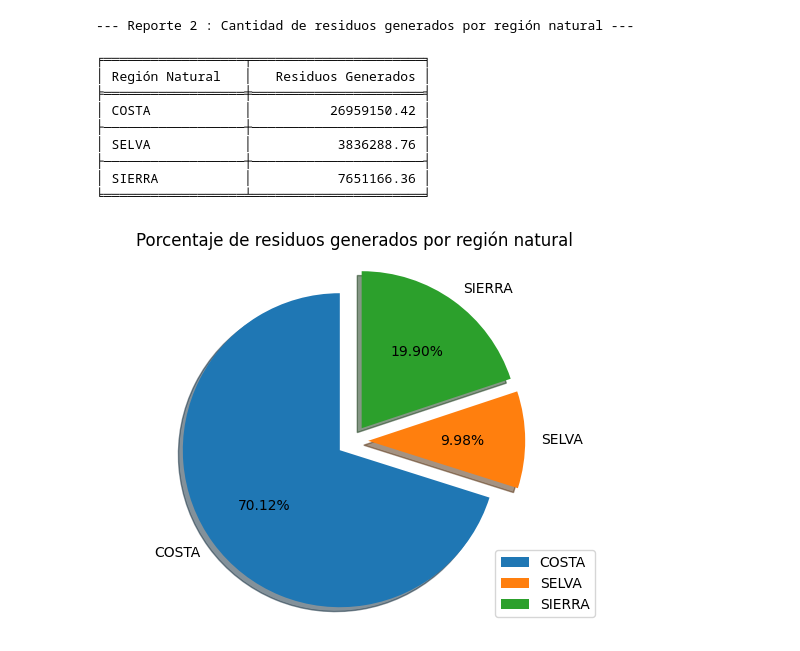
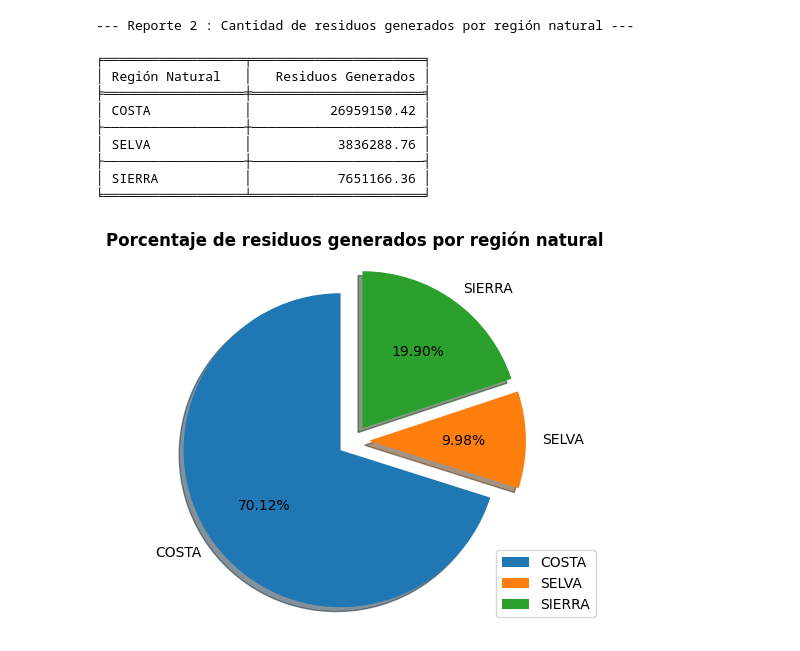
Before and after one commit to Richv83/POO-TF, a Jupyter notebook: TrabajoFinal.ipynb, the cells around one changed output. Cells and saved outputs as stored; diff of their text form; code cells hidden in the pictures.

```diff
--- a/TrabajoFinal.ipynb
+++ b/TrabajoFinal.ipynb
@@ -61,35 +61,35 @@ print(
     tabulate(
         reporte_2,
         headers="keys",
         tablefmt="fancy_grid",
         showindex="always",
         numalign="right",
         floatfmt=".2f",
     )
 )
 
 reporte_2_g = reporte_2.plot(
     kind="pie", y="Residuos Generados", autopct="%.2f%%", startangle=90,
     explode=(0.1, 0.1, 0.1), shadow=True
 )
 reporte_2_g.set_ylabel("")
 reporte_2_g.axis("equal")
 reporte_2_g.legend(loc="lower right")
-reporte_2_g.set_title("Porcentaje de residuos generados por región natural")
+reporte_2_g.set_title("Porcentaje de residuos generados por región natural",fontweight="bold",loc="center")
 plt.show()
 # %% [output]
 --- Reporte 2 : Cantidad de residuos generados por región natural ---
 
 ╒══════════════════╤══════════════════════╕
 │ Región Natural   │   Residuos Generados │
 ╞══════════════════╪══════════════════════╡
 │ COSTA            │          26959150.42 │
 ├──────────────────┼──────────────────────┤
 │ SELVA            │           3836288.76 │
 ├──────────────────┼──────────────────────┤
 │ SIERRA           │           7651166.36 │
 ╘══════════════════╧══════════════════════╛
-[figure, old version]
+[figure, new version]
 # %%
 reporte_3 = rg.pivot_table(index="DEPARTAMENTO", values="QRESIDUOS_MUN", aggfunc="sum")
 reporte_3.columns = ["Residuos Generados"]
```
Also changed, not shown: parts of 4 cells of this notebook.
